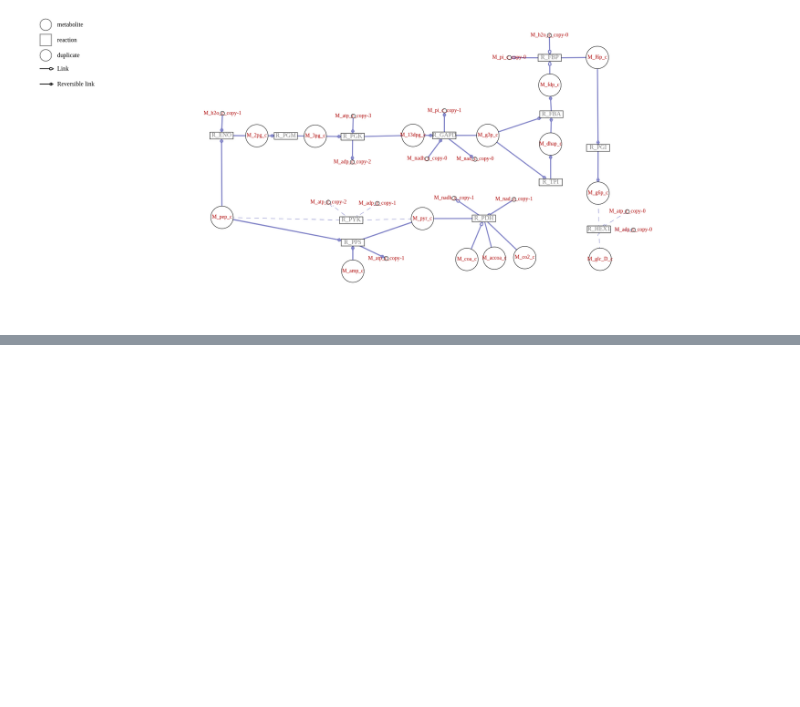
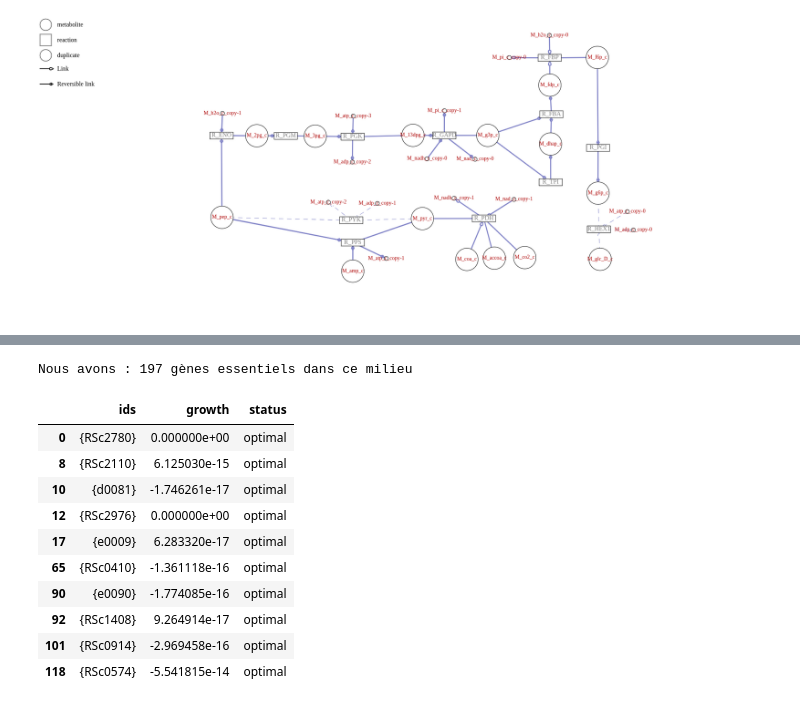
Before and after one commit to HHyacinthe/ralstonia_metexplore_Hyacinthe, a Jupyter notebook: Ralstonia_Cobra_project.ipynb, the cells around one changed output, grey strips where cells are left out. Saved outputs shown, nothing was run; the diff lists cells and outputs as text; code cells hidden in the pictures; blank space fills up the shorter version.

```diff
--- a/Ralstonia_Cobra_project.ipynb
+++ b/Ralstonia_Cobra_project.ipynb
@@ -397,0 +429,22 @@ Image(filename="graph_mapping_fluxQ9_GLYCOLYSE_ok.png")
+# %%
+# je définis un seuil en dessous duquel je considère la croissance comme nulle
+seuil_croissance = 1e-5
+
+# Je sélectionne les gènes pour lesquels la croissance après l'inactivation est nulle
+jeu_donnees_genes_essentiels = results_of_gene_inactivation[results_of_gene_inactivation["growth"] < seuil_croissance]
+
+print("Nous avons :", len(jeu_donnees_genes_essentiels), "gènes essentiels dans ce milieu")
+jeu_donnees_genes_essentiels.head(10)
+# %% [output]
+Nous avons : 197 gènes essentiels dans ce milieu
+|  | ids | growth | status |
+| 0 | {RSc2780} | 0.000000e+00 | optimal |
+| 8 | {RSc2110} | 6.125030e-15 | optimal |
+| 10 | {d0081} | -1.746261e-17 | optimal |
+| 12 | {RSc2976} | 0.000000e+00 | optimal |
+| 17 | {e0009} | 6.283320e-17 | optimal |
+| 65 | {RSc0410} | -1.361118e-16 | optimal |
+| 90 | {e0090} | -1.774085e-16 | optimal |
+| 92 | {RSc1408} | 9.264914e-17 | optimal |
+| 101 | {RSc0914} | -2.969458e-16 | optimal |
+| 118 | {RSc0574} | -5.541815e-14 | optimal |
```
Also changed, not shown: parts of 12 cells of this notebook.
